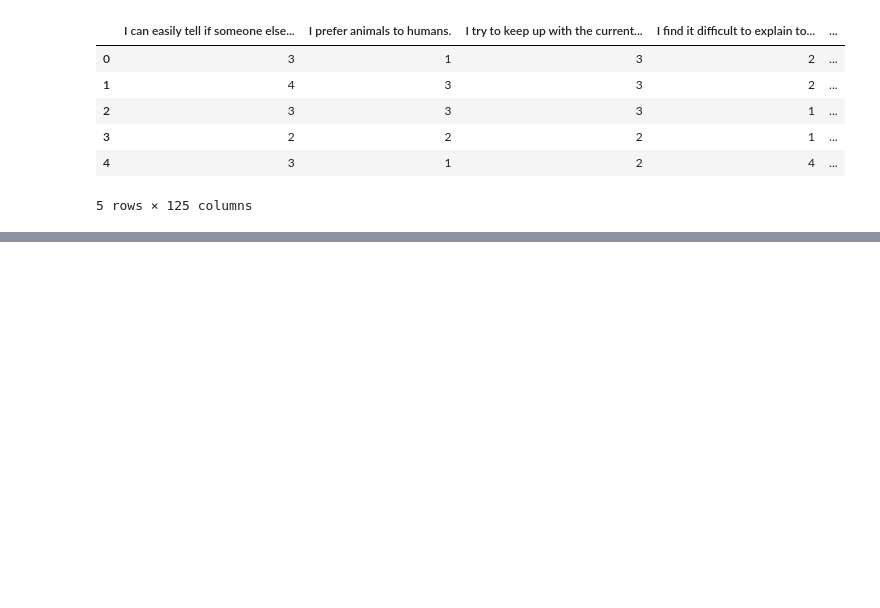
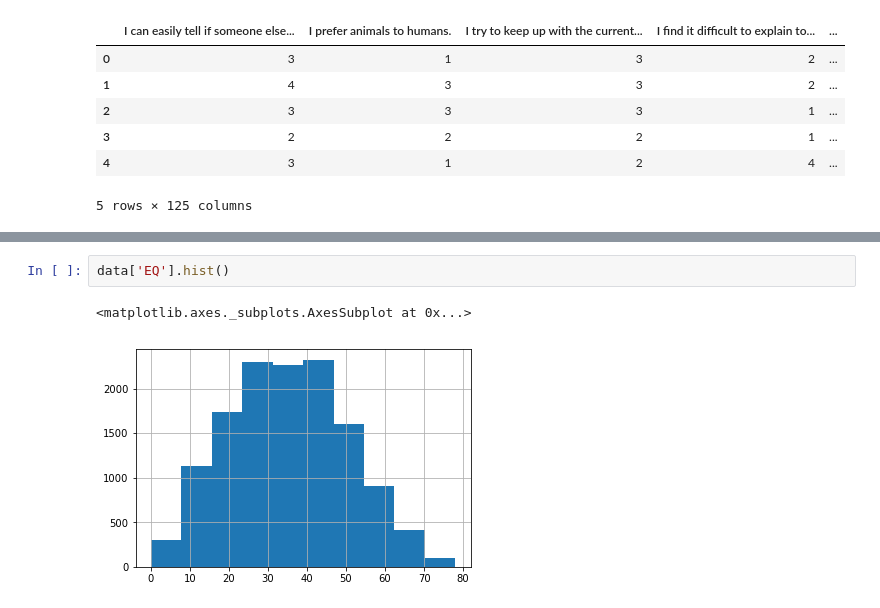
Before and after one commit to vincefav/systemizing-empathizing, a Jupyter notebook: Systemizing and Empathizing.ipynb, the cells around one changed output, grey strips where cells are left out. Saved outputs shown, nothing was run; the diff lists cells and outputs as text; blank space fills up the shorter version.

```diff
--- a/Systemizing and Empathizing.ipynb
+++ b/Systemizing and Empathizing.ipynb
@@ -46,2 +60,7 @@ data.head()
+# %%
+data['EQ'].hist()
+# %% [output]
+<matplotlib.axes._subplots.AxesSubplot at 0x...>
+[figure, added]
 # %%
 df_gender = data.drop(['accuracy', 'age', 'EQ', 'SQ'], axis=1).groupby('gender').mean().T
```
Also changed, not shown: parts of 15 cells of this notebook.
